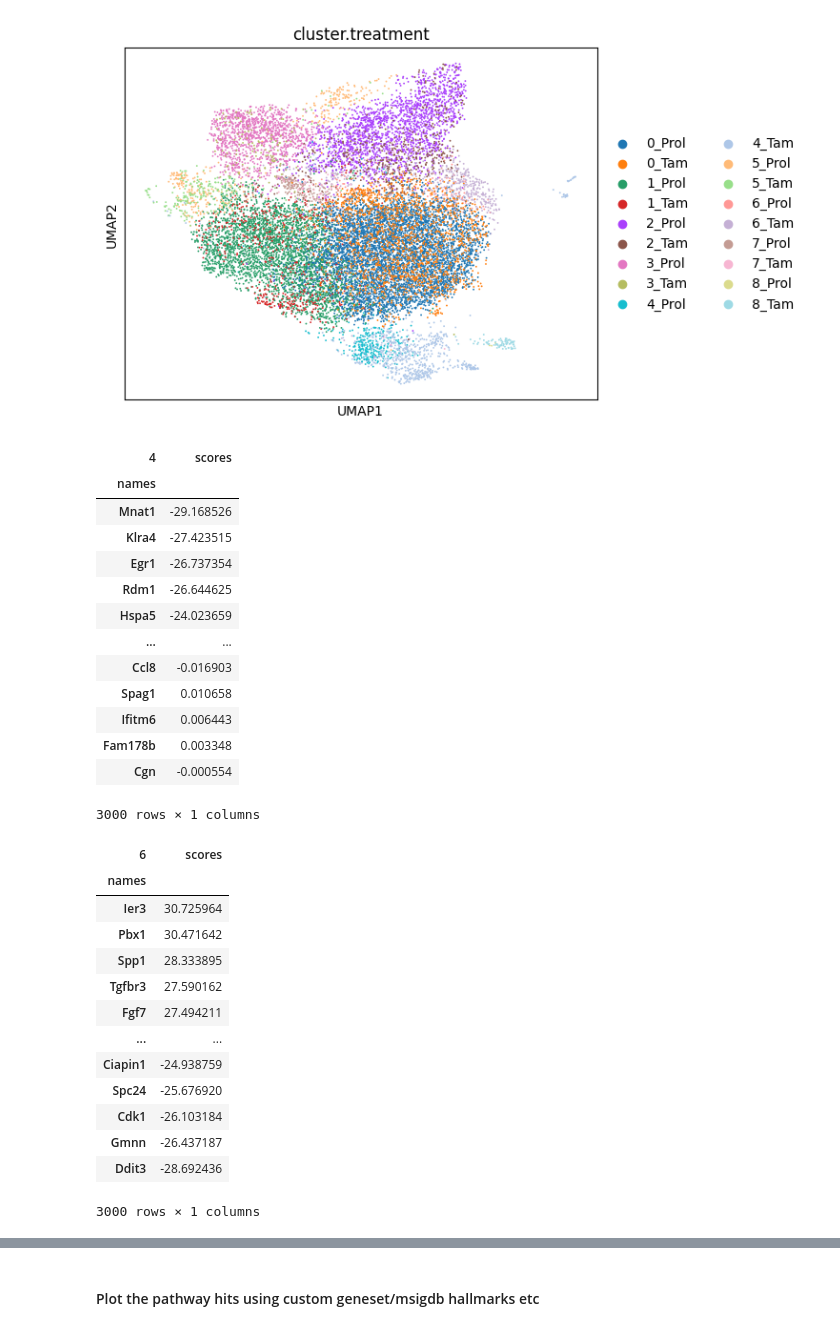
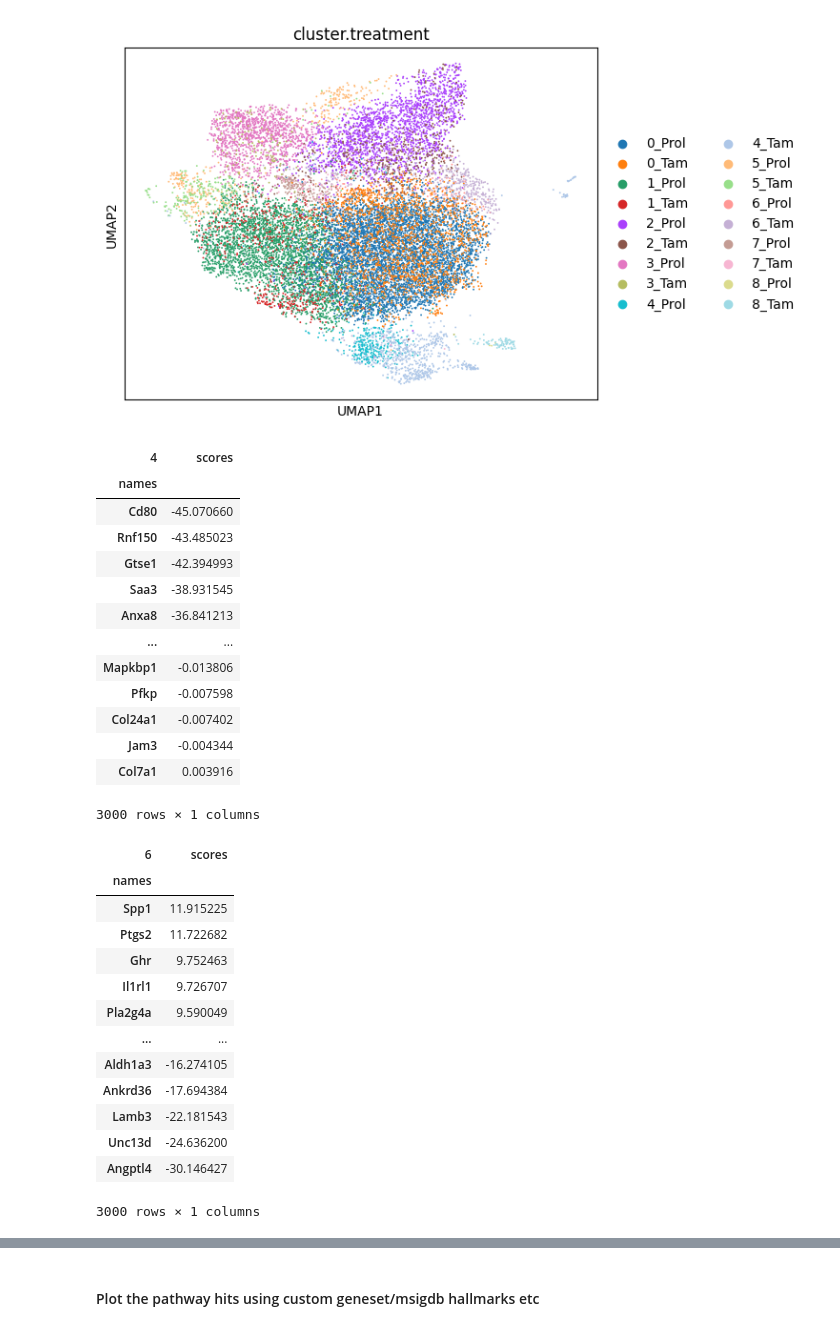
Before and after one commit to akanksha-sachan/senescence_chromatin, a Jupyter notebook: py_scripts/gene_set_scoring.ipynb, the cells around one changed output, grey strips where cells are left out. Drawn from its saved outputs; the diff is of its cells as text; code cells hidden in the pictures.

```diff
--- a/py_scripts/gene_set_scoring.ipynb
+++ b/py_scripts/gene_set_scoring.ipynb
@@ -485,0 +486,2 @@ Using 6635 upregulated and 6747 downregulated genes
+# %%
+sensig_down_scores = calculate_senescence_score(adata, sensig_down_genes_filtered, [], sensig_down_genes_filtered)
@@ -485,0 +490,2 @@ Using 6635 upregulated and 6747 downregulated genes
+# %%
+sensig_up_scores = calculate_senescence_score(adata, sensig_up_genes_filtered, sensig_up_genes_filtered, [])
@@ -486,3 +494,5 @@ Using 6635 upregulated and 6747 downregulated genes
 # %%
 # Add scores to adata.obs
 adata.obs['SenSig_score'] = sen_scores
+adata.obs['SenSig_down_score'] = sensig_down_scores
+adata.obs['SenSig_up_score'] = sensig_up_scores
@@ -519,55 +530,55 @@ sc.tl.rank_genes_groups(adata, "cell_type", method="t-test", key_added="t-test")
 # %%
 # extract scores
-t_stats_4 = (
+t_stats_Prol4 = (
     # Get dataframe of DE results for condition vs. rest
-    sc.get.rank_genes_groups_df(adata, "4", key="t-test")
+    sc.get.rank_genes_groups_df(adata, "4_Prol", key="t-test")
     # Subset to highly variable genes
     .set_index("names")
     .loc[adata.var["highly_variable"]]
     # Sort by absolute score
     .sort_values("scores", key=np.abs, ascending=False)
     # Format for decoupler
     [["scores"]]
     .rename_axis(["4"], axis=1)
 )
-t_stats_4
+t_stats_Prol4
 # %% [output]
 | 4 | scores |
 | names |  |
-| Mnat1 | -29.168526 |
-| Klra4 | -27.423515 |
-| Egr1 | -26.737354 |
-| Rdm1 | -26.644625 |
-| Hspa5 | -24.023659 |
+| Cd80 | -45.070660 |
+| Rnf150 | -43.485023 |
+| Gtse1 | -42.394993 |
+| Saa3 | -38.931545 |
+| Anxa8 | -36.841213 |
 | ... | ... |
-| Ccl8 | -0.016903 |
-| Spag1 | 0.010658 |
-| Ifitm6 | 0.006443 |
-| Fam178b | 0.003348 |
-| Cgn | -0.000554 |
+| Mapkbp1 | -0.013806 |
+| Pfkp | -0.007598 |
+| Col24a1 | -0.007402 |
+| Jam3 | -0.004344 |
+| Col7a1 | 0.003916 |
 3000 rows × 1 columns
 # %%
-t_stats_6 = (
-    sc.get.rank_genes_groups_df(adata, "6", key="t-test")
+t_stats_Prol6 = (
+    sc.get.rank_genes_groups_df(adata, "6_Prol", key="t-test")
     .set_index("names")
     .loc[adata.var["highly_variable"]]
     [["scores"]]
     .rename_axis(["6"], axis=1)
 )
-t_stats_6
+t_stats_Prol6
 # %% [output]
 | 6 | scores |
 | names |  |
-| Ier3 | 30.725964 |
-| Pbx1 | 30.471642 |
-| Spp1 | 28.333895 |
-| Tgfbr3 | 27.590162 |
-| Fgf7 | 27.494211 |
+| Spp1 | 11.915225 |
+| Ptgs2 | 11.722682 |
+| Ghr | 9.752463 |
+| Il1rl1 | 9.726707 |
+| Pla2g4a | 9.590049 |
 | ... | ... |
-| Ciapin1 | -24.938759 |
-| Spc24 | -25.676920 |
-| Cdk1 | -26.103184 |
-| Gmnn | -26.437187 |
-| Ddit3 | -28.692436 |
+| Aldh1a3 | -16.274105 |
+| Ankrd36 | -17.694384 |
+| Lamb3 | -22.181543 |
+| Unc13d | -24.636200 |
+| Angptl4 | -30.146427 |
 3000 rows × 1 columns
 # %%
```
Also changed, not shown: parts of 26 cells of this notebook.
